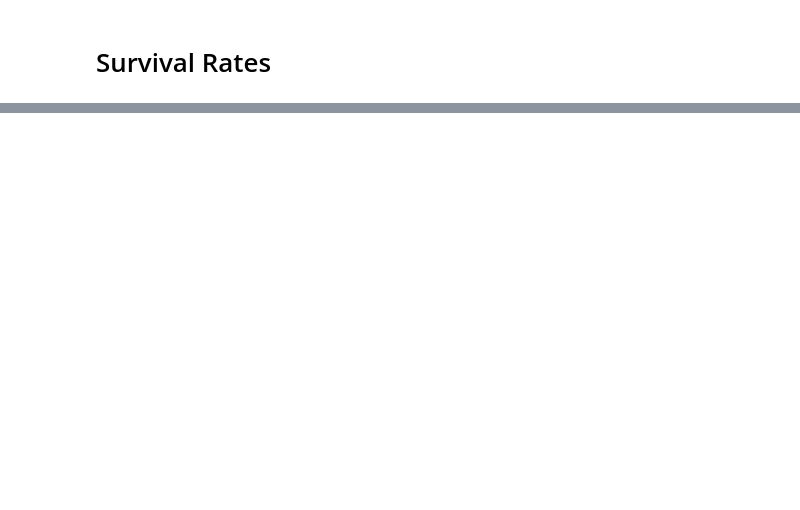
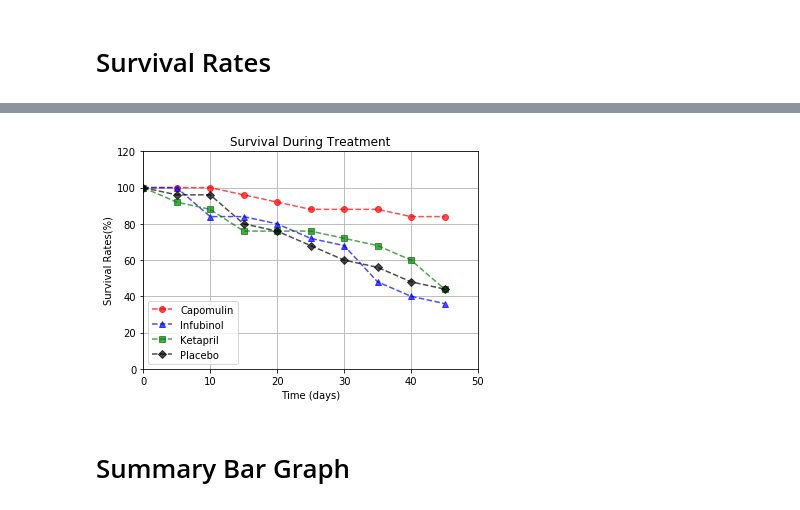
Before and after one commit to v33na/matplotlib-challenge., a Jupyter notebook: Pymaceuticals/Pymaceuticals.ipynb, the cells around one changed output, grey strips where cells are left out. Cells and saved outputs as stored; diff of their text form; code cells hidden in the pictures; blank space fills up the shorter version.

Commit message:
Done Survival rate

```diff
--- a/Pymaceuticals/Pymaceuticals.ipynb
+++ b/Pymaceuticals/Pymaceuticals.ipynb
@@ -238,0 +231,7 @@ plt.show()
+# %%
+#get drug and number of mice at timepoint 0
+orig_mice = survival.loc[(survival["Timepoint"] == 0),:]
+orig_mice.rename(columns={'MouseCount':'Total_mice'},inplace = True)
+del orig_mice['Timepoint']
+
+orig_mice
@@ -238,0 +250,4 @@ plt.show()
+# %%
+#merge the table with the original total mouse count with survival_drug
+merge_survival = pd.merge(survival, orig_mice, on="Drug")
+merge_survival.head()
@@ -238,0 +261,4 @@ plt.show()
+# %%
+#store the percentage of mice still alive
+merge_survival["%alive"] = merge_survival['MouseCount'] / merge_survival['Total_mice'] * 100
+merge_survival.head()
@@ -238,0 +272,47 @@ plt.show()
+# %%
+# Generate the Plot (Accounting for percentages)
+ #set up lists for  the scatter plot
+drugs = ['Capomulin','Infubinol', 'Ketapril','Placebo']
+colors = ['red','blue','green','black']
+formats = ['o','^','s','D']
+#loop through the drugs to include on the plot
+for i in range(0,len(drugs)):
+
+    #x-axis is timepoint for the particular drug
+    drug_data_to_plot = merge_survival.loc[merge_survival['Drug'] == drugs[i],:]
+    x_axis = drug_data_to_plot['Timepoint']
+
+    #y-axis is metastatic sites
+    y_axis = drug_data_to_plot['%alive']
+
+    #errors is the standard error
+    #err_data_to_plot = met_error.loc[met_error['Drug'] == drugs[i],:]
+    #errors = err_data_to_plot['met errors']
+
+ #plot the data and the error
+    plt.errorbar(x_axis, y_axis, fmt=formats[i], marker = formats[i], color=colors[i],
+            alpha=0.7, label=drugs[i],ls='dashed')
+
+    # Add legend
+    plt.legend(loc="best")
+
+# Add label
+    plt.title("Survival During Treatment")
+    plt.xlabel('Time (days)')
+    plt.ylabel('Survival Rates(%)')
+
+# Add x limits and y limits
+    plt.xlim(0,50)
+    plt.ylim(0,120)
+
+# Add gridlines
+plt.grid()
+plt.show()
+# Save the Figure
+
+# Show the Figure
+plt.show()
+# %% [output]
+[figure, added]
+# %% [markdown]
+# Summary Bar Graph
```
Also changed, not shown: parts of 8 cells of this notebook.
